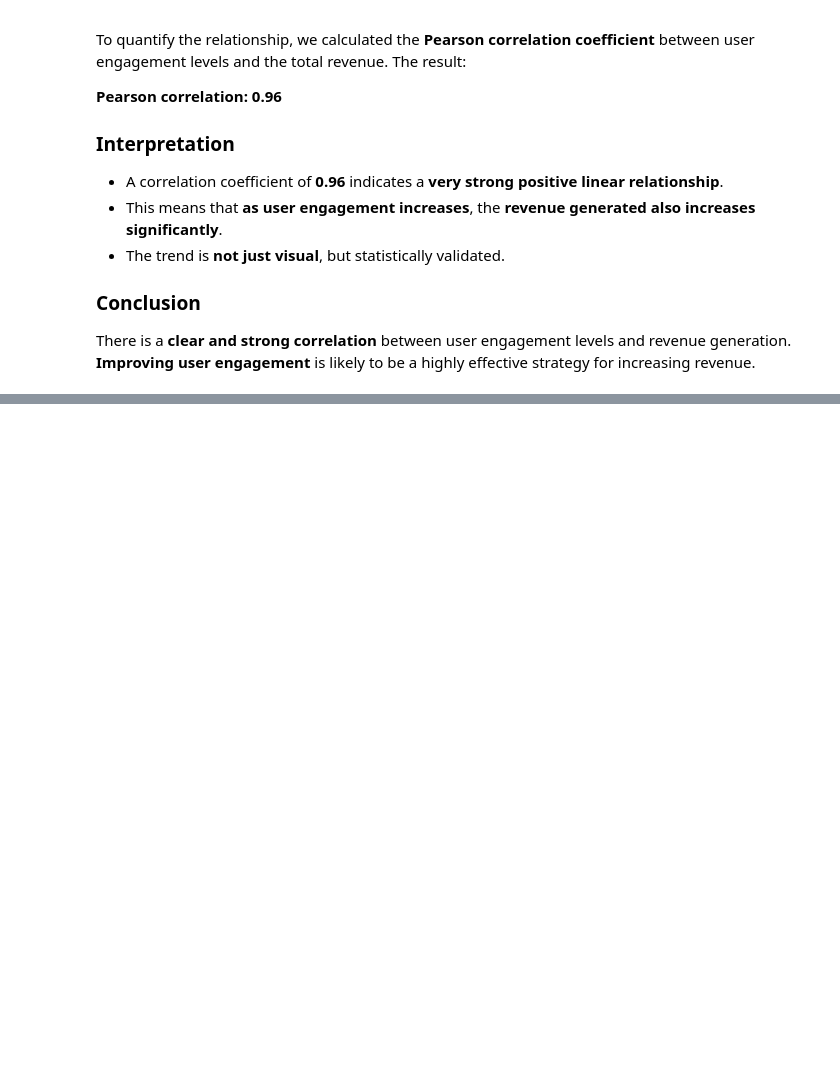
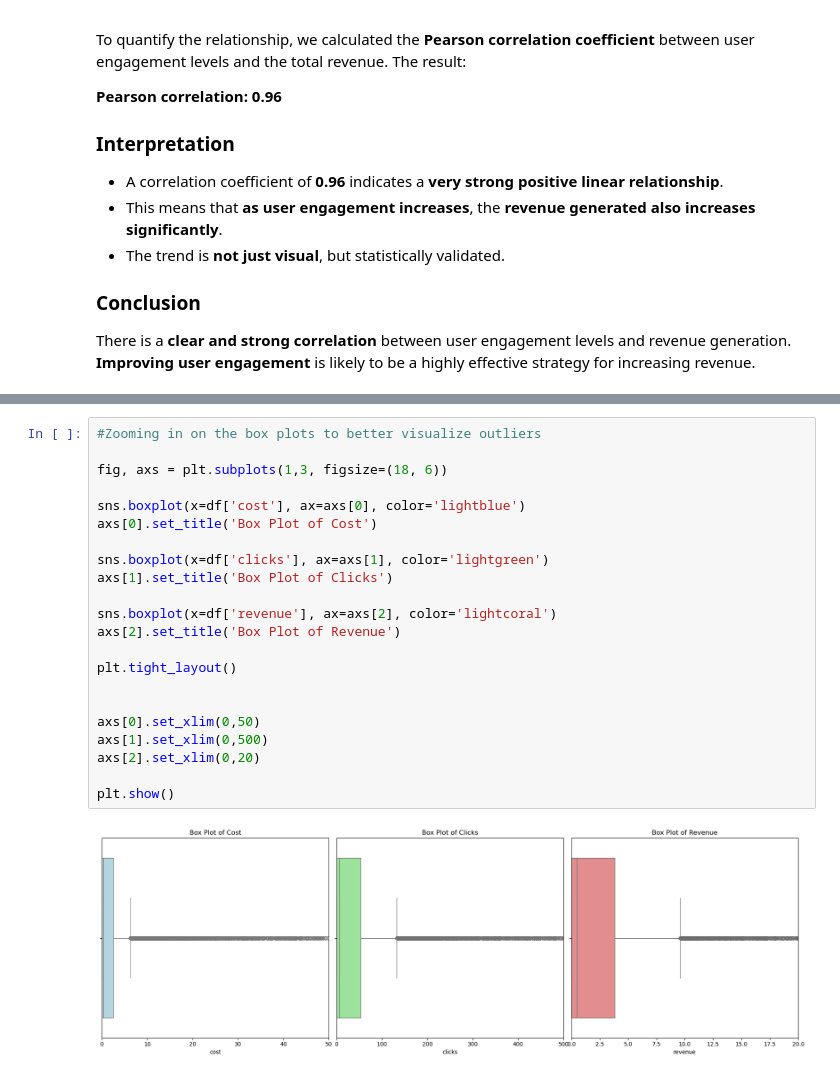
Before and after one commit to Tanush-IIITH/Projects, a Jupyter notebook: Online_Ads_DS/main.ipynb, the cells around one changed output, grey strips where cells are left out. Drawn from its saved outputs; the diff is of its cells as text; blank space fills up the shorter version.

```diff
--- a/Online_Ads_DS/main.ipynb
+++ b/Online_Ads_DS/main.ipynb
@@ -978,0 +999,24 @@ There is a **clear and strong correlation** between user engagement levels and r
+# %%
+#Zooming in on the box plots to better visualize outliers
+
+fig, axs = plt.subplots(1,3, figsize=(18, 6))
+
+sns.boxplot(x=df['cost'], ax=axs[0], color='lightblue')
+axs[0].set_title('Box Plot of Cost')
+
+sns.boxplot(x=df['clicks'], ax=axs[1], color='lightgreen')
+axs[1].set_title('Box Plot of Clicks')
+
+sns.boxplot(x=df['revenue'], ax=axs[2], color='lightcoral')
+axs[2].set_title('Box Plot of Revenue')
+
+plt.tight_layout()
+
+
+axs[0].set_xlim(0,50)
+axs[1].set_xlim(0,500)
+axs[2].set_xlim(0,20)
+
+plt.show()
+# %% [output]
+[figure, added]
```
Also changed, not shown: parts of 4 cells of this notebook.
